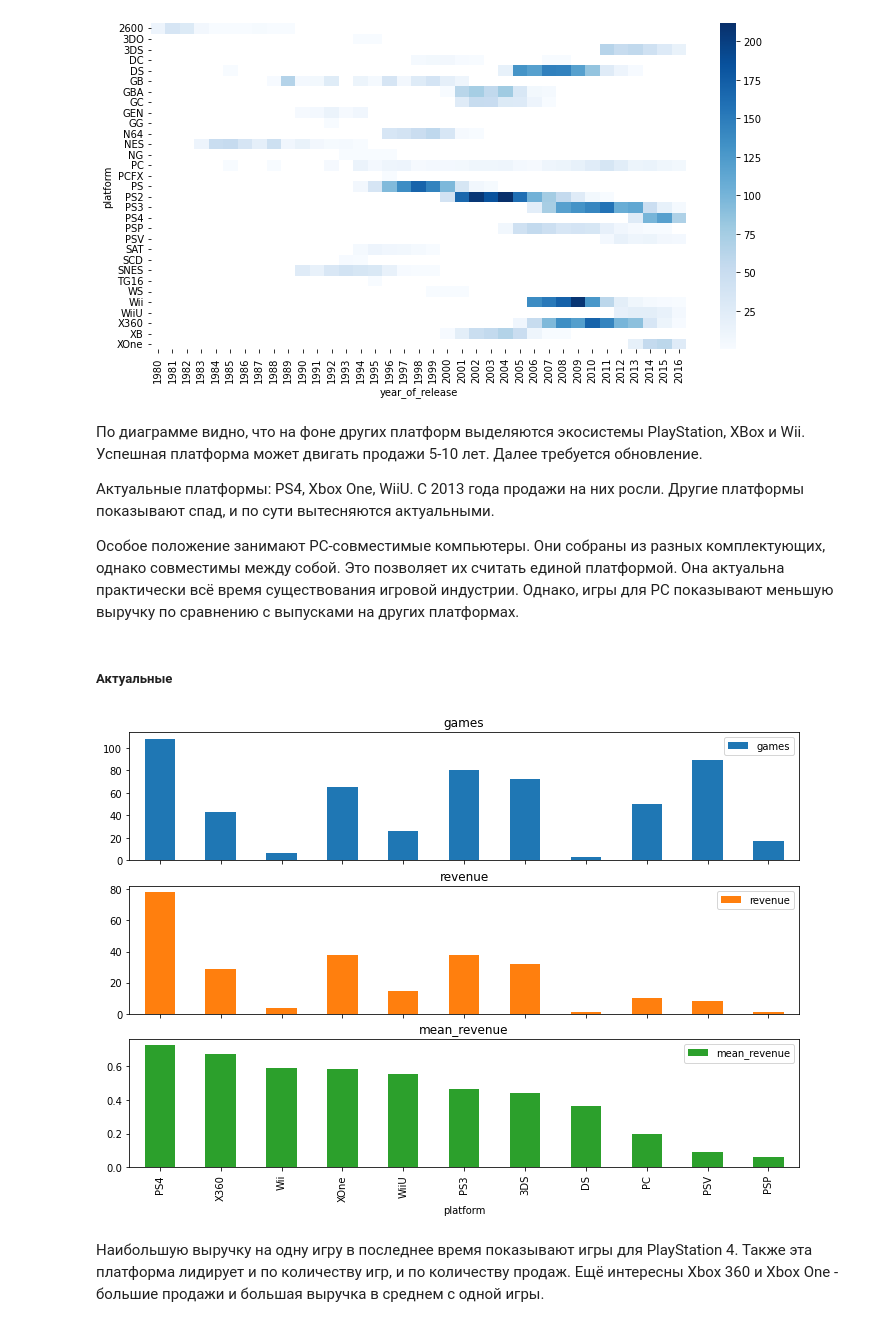
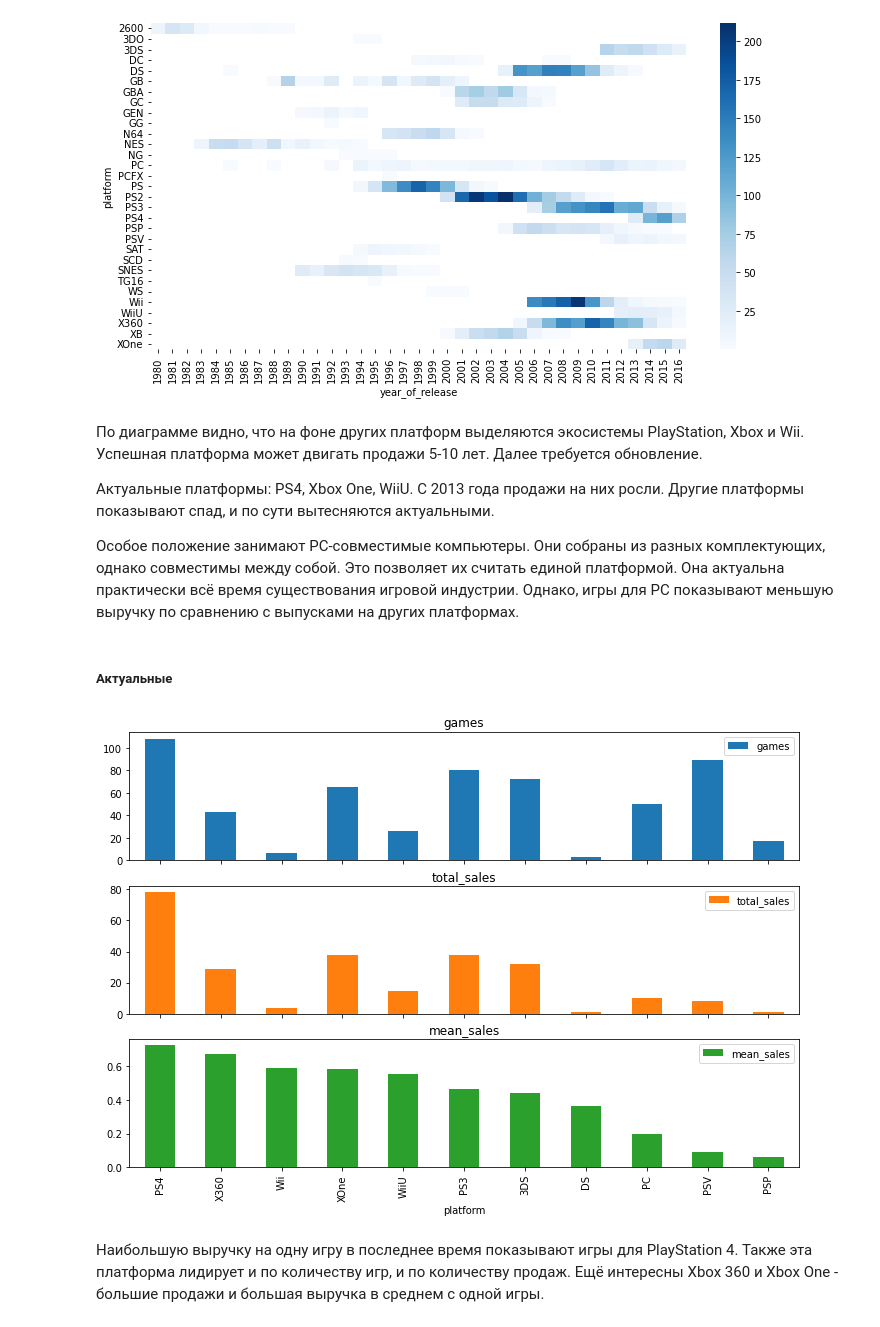
Before and after one commit to okeangel/da_portfolio, a Jupyter notebook: portfolio/week_10_combined/game_store_v1.ipynb, the cells around one changed output. Cells and saved outputs as stored; diff of their text form; code cells hidden in the pictures.

```diff
--- a/portfolio/week_10_combined/game_store_v1.ipynb
+++ b/portfolio/week_10_combined/game_store_v1.ipynb
@@ -558,7 +560,7 @@ sns.heatmap(
 # %% [output]
 [figure]
 # %% [markdown]
-По диаграмме видно, что на фоне других платформ выделяются экосистемы PlayStation, XBox и Wii. Успешная платформа может двигать продажи 5-10 лет. Далее требуется обновление.
+По диаграмме видно, что на фоне других платформ выделяются экосистемы PlayStation, Xbox и Wii. Успешная платформа может двигать продажи 5-10 лет. Далее требуется обновление.
 
 Актуальные платформы: PS4, Xbox One, WiiU. С 2013 года продажи на них росли. Другие платформы показывают спад, и по сути вытесняются актуальными.
 
@@ -568,17 +570,17 @@ sns.heatmap(
 # %%
 actual_sales_by_platform = actual_games.pivot_table(
     index='platform',
     values=['weighted_sales', 'weight'],
     aggfunc=['sum'],  # количество игр в такой схеме - это просто сумма весов
 )
 
-actual_sales_by_platform.columns = ['games', 'revenue']
-actual_sales_by_platform['mean_revenue'] = (
-    actual_sales_by_platform['revenue'] / actual_sales_by_platform['games'])
-actual_sales_by_platform.sort_values('mean_revenue', ascending=False).plot.bar(
+actual_sales_by_platform.columns = ['games', 'total_sales']
+actual_sales_by_platform['mean_sales'] = (
+    actual_sales_by_platform['total_sales'] / actual_sales_by_platform['games'])
+actual_sales_by_platform.sort_values('mean_sales', ascending=False).plot.bar(
     figsize=(FIGSIZE[0], 8), subplots=True); plt.show()
 # %% [output]
-[figure, old version]
+[figure, new version]
 # %% [markdown]
 Наибольшую выручку на одну игру в последнее время показывают игры для PlayStation 4. Также эта платформа лидирует и по количеству игр, и по количеству продаж. Ещё интересны Xbox 360 и Xbox One - большие продажи и большая выручка в среднем с одной игры.
 # %%
```
Also changed, not shown: parts of 33 cells of this notebook.
